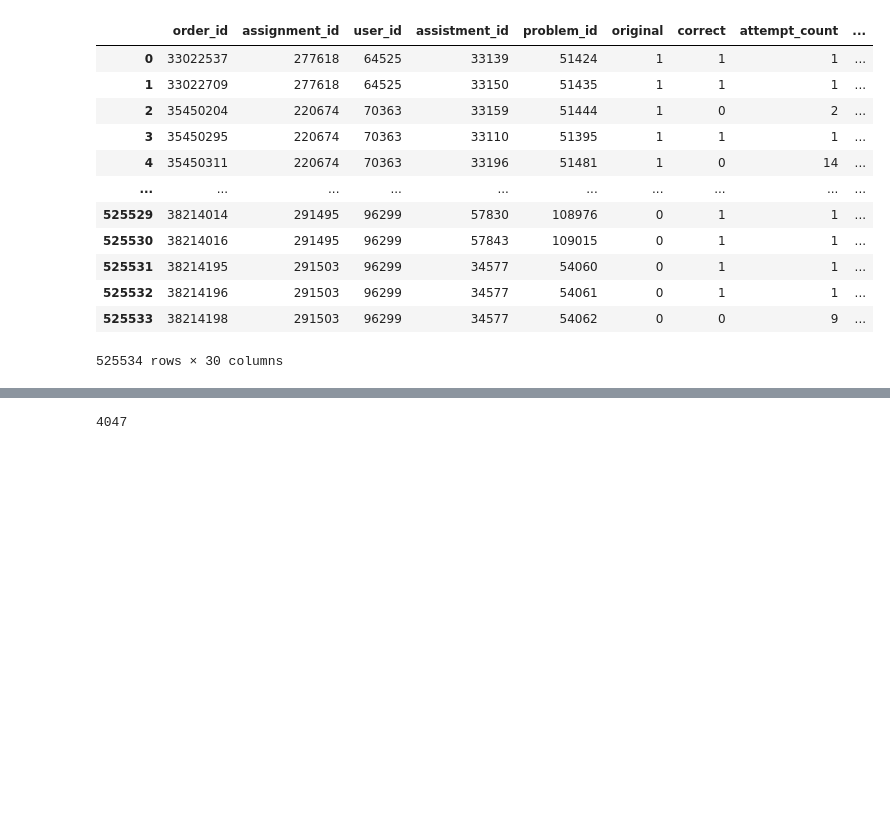
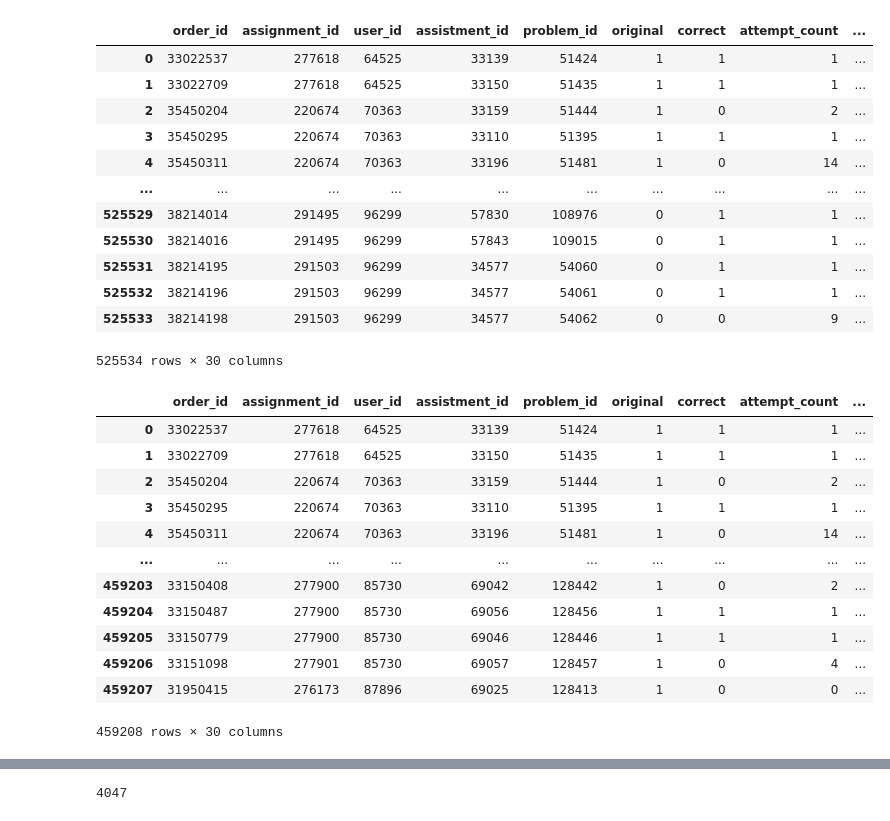
Before and after one commit to maywzh/ji_coursenotes, a Jupyter notebook: 2021spring/CCNUMaster/exp/chapter3/Deep-Knowledge-Tracing-master/DKT.ipynb, the cells around one changed output, grey strips where cells are left out. Drawn from its saved outputs; the diff is of its cells as text; code cells hidden in the pictures; blank space fills up the shorter version.

```diff
--- a/2021spring/CCNUMaster/exp/chapter3/Deep-Knowledge-Tracing-master/DKT.ipynb
+++ b/2021spring/CCNUMaster/exp/chapter3/Deep-Knowledge-Tracing-master/DKT.ipynb
@@ -92,5 +92,20 @@ if not (df['correct'].isin([0, 1])).all():
         raise KeyError(f"The values of the column 'correct' must be 0 or 1.")
 # %%
   df.dropna(subset=['skill_id'], inplace=True)
+  df
+# %% [output]
+|  | order_id | assignment_id | user_id | assistment_id | problem_id | original | correct | attempt_count | ... |
+| 0 | 33022537 | 277618 | 64525 | 33139 | 51424 | 1 | 1 | 1 | ... |
+| 1 | 33022709 | 277618 | 64525 | 33150 | 51435 | 1 | 1 | 1 | ... |
+| 2 | 35450204 | 220674 | 70363 | 33159 | 51444 | 1 | 0 | 2 | ... |
+| 3 | 35450295 | 220674 | 70363 | 33110 | 51395 | 1 | 1 | 1 | ... |
+| 4 | 35450311 | 220674 | 70363 | 33196 | 51481 | 1 | 0 | 14 | ... |
+| ... | ... | ... | ... | ... | ... | ... | ... | ... | ... |
+| 459203 | 33150408 | 277900 | 85730 | 69042 | 128442 | 1 | 0 | 2 | ... |
+| 459204 | 33150487 | 277900 | 85730 | 69056 | 128456 | 1 | 1 | 1 | ... |
+| 459205 | 33150779 | 277900 | 85730 | 69046 | 128446 | 1 | 1 | 1 | ... |
+| 459206 | 33151098 | 277901 | 85730 | 69057 | 128457 | 1 | 0 | 4 | ... |
+| 459207 | 31950415 | 276173 | 87896 | 69025 | 128413 | 1 | 0 | 0 | ... |
+459208 rows × 30 columns
 # %%
 df = df.groupby('user_id').filter(lambda q: len(q) > 1).copy()
```
Also changed, not shown: parts of 17 cells of this notebook, 10 other files.
